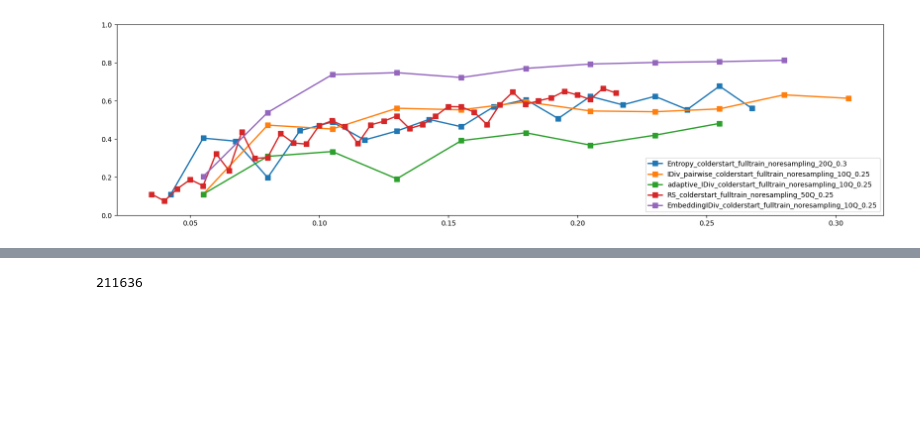
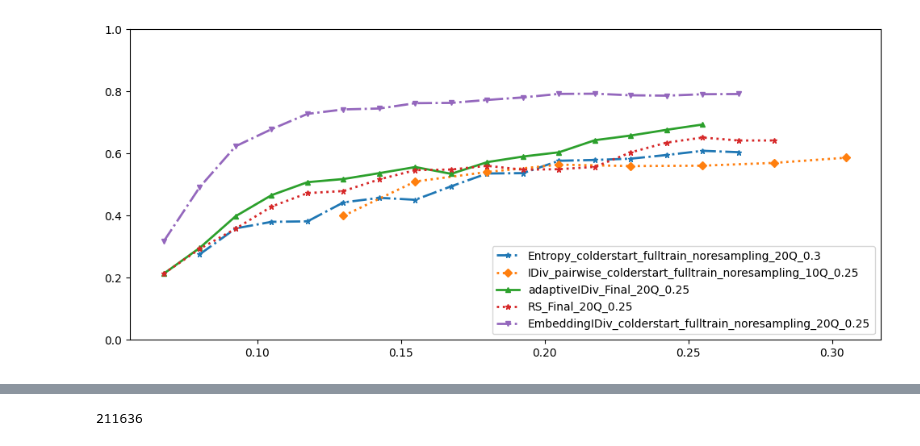
Before and after one commit to ljrn8/acoustic-AL, a Jupyter notebook: notebooks/view_AL_metrics_20-5-2024.ipynb, the cells around one changed output, grey strips where cells are left out. Saved outputs shown, nothing was run; the diff lists cells and outputs as text; code cells hidden in the pictures; blank space fills up the shorter version.

Commit message:
working graph

```diff
--- a/notebooks/view_AL_metrics_20-5-2024.ipynb
+++ b/notebooks/view_AL_metrics_20-5-2024.ipynb
@@ -17,39 +14,54 @@ The autoreload extension is already loaded. To reload it, use:
 # %%
 import pickle
 from util import LABELS
+import random
 
 def plot_files(names):
     for name in names:
         with open(OUTPUT_DIR / 'AL' / name / 'metrics_overwrite.pkl', 'rb') as f:
             c = pickle.load(f)
             plot_map_inc(c)
     plt.legend(names)
 
 def plot_map_inc(LB_metrics):
     x = [lb for lb, _ in LB_metrics]
     AP = np.zeros(shape=(4, len(x)))
     for i, l in enumerate(LABELS):
         # plt.plot(x, apc)
         AP[i] = np.array([m[l]['auc_pr'] for _, (m, mAP) in LB_metrics])
 
     mAP = AP.mean(axis=0)
     # mAP = np.concatenate(([0.07], mAP))
     # x = np.concatenate(([0.02], x))
-    plt.plot(x, mAP, linewidth=2, marker='s', markersize=7, linestyle='-')
+    marker = random.choice(['o', 's', 'D', '^', 'v', 'x', '*', '+'])
+    line_style = random.choice(['-', '--', '-.', ':'])
+
+    # Smoothing function
+    def moving_average(data, window_size):
+        return np.convolve(data, np.ones(window_size)/window_size, mode='valid')
+
+    window_size = 4
+    av = moving_average(mAP, window_size)
+    plt.plot(x[window_size-1:], av, linewidth=2, marker=marker, markersize=5, linestyle=line_style)
+    # plt.plot(x, mAP, linewidth=2, marker=marker, markersize=5, linestyle=line_style)
     plt.ylim(0, 1)
 
 
-plt.figure(figsize=(20, 5))
+plt.figure(figsize=(12, 5))
 plot_files([
     'Entropy_colderstart_fulltrain_noresampling_20Q_0.3',
     'IDiv_pairwise_colderstart_fulltrain_noresampling_10Q_0.25',
-    'adaptive_IDiv_colderstart_fulltrain_noresampling_10Q_0.25',
-    'RS_colderstart_fulltrain_noresampling_50Q_0.25',
-    'EmbeddingIDiv_colderstart_fulltrain_noresampling_10Q_0.25'
+    # 'adaptive_IDiv_colderstart_fulltrain_noresampling_10Q_0.25',
+    'adaptiveIDiv_Final_20Q_0.25',
+    # 'RS_colderstart_fulltrain_noresampling_50Q_0.25',
+    'RS_Final_20Q_0.25',
+    # 'EmbeddingIDiv_colderstart_fulltrain_noresampling_10Q_0.25',
+    'EmbeddingIDiv_colderstart_fulltrain_noresampling_20Q_0.25',
+
 ])
 plt.show()
 # %% [output]
-[figure, old version]
+[figure, new version]
 # %%
 def labelwise_mAP(name):
     with open(OUTPUT_DIR / 'AL' / name / 'metrics_overwrite.pkl', 'rb') as f:
```
Also changed, not shown: parts of 2 cells of this notebook, 7 other files.
